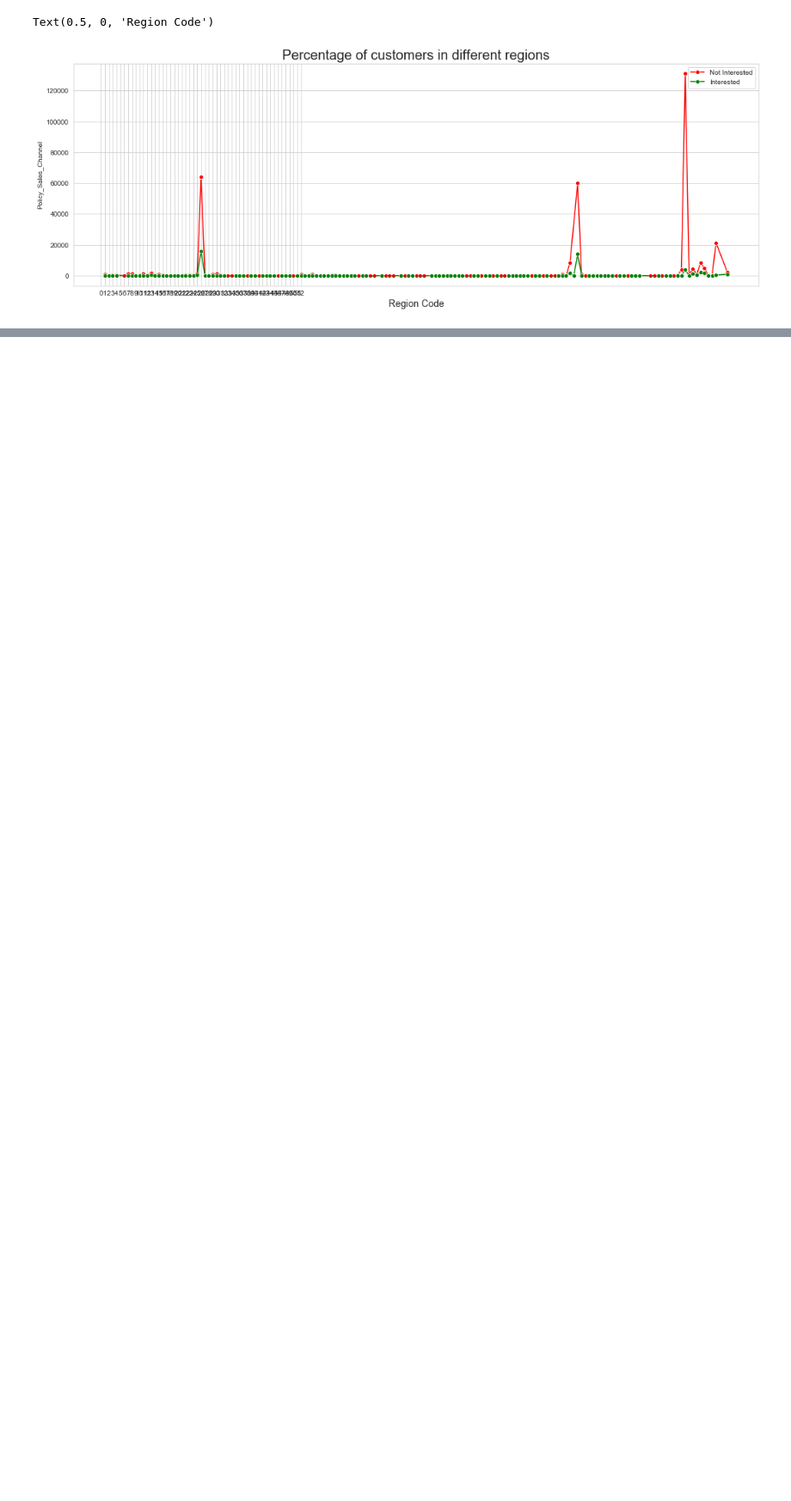
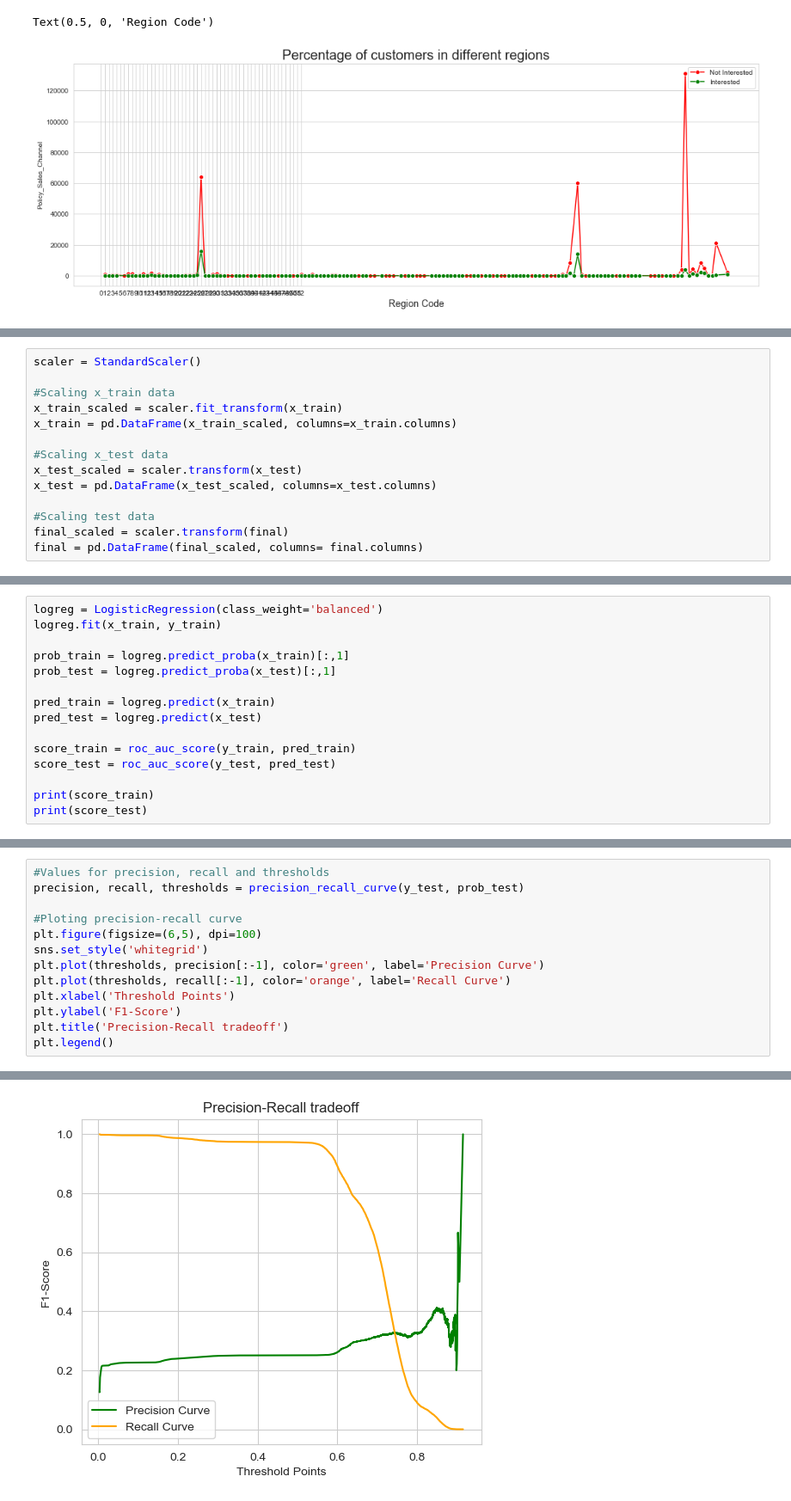
Before and after one commit to Kamaldeep0077/Cross-Sell-Prediction, a Jupyter notebook: Cross-Sell Prediction.ipynb, the cells around one changed output, grey strips where cells are left out. Shown at 86% size. Cells and saved outputs as stored; diff of their text form; blank space fills up the shorter version.

```diff
--- a/Cross-Sell Prediction.ipynb
+++ b/Cross-Sell Prediction.ipynb
@@ -833,0 +899,14 @@ Text(0.5, 0, 'Region Code')
+# %%
+scaler = StandardScaler()
+
+#Scaling x_train data
+x_train_scaled = scaler.fit_transform(x_train)
+x_train = pd.DataFrame(x_train_scaled, columns=x_train.columns)
+
+#Scaling x_test data
+x_test_scaled = scaler.transform(x_test)
+x_test = pd.DataFrame(x_test_scaled, columns=x_test.columns)
+
+#Scaling test data
+final_scaled = scaler.transform(final)
+final = pd.DataFrame(final_scaled, columns= final.columns)
@@ -833,0 +963,15 @@ Text(0.5, 0, 'Region Code')
+# %%
+logreg = LogisticRegression(class_weight='balanced')
+logreg.fit(x_train, y_train)
+
+prob_train = logreg.predict_proba(x_train)[:,1]
+prob_test = logreg.predict_proba(x_test)[:,1]
+
+pred_train = logreg.predict(x_train)
+pred_test = logreg.predict(x_test)
+
+score_train = roc_auc_score(y_train, pred_train)
+score_test = roc_auc_score(y_test, pred_test)
+
+print(score_train)
+print(score_test)
@@ -833,0 +1035,14 @@ Text(0.5, 0, 'Region Code')
+# %%
+#Values for precision, recall and thresholds
+precision, recall, thresholds = precision_recall_curve(y_test, prob_test)
+
+#Ploting precision-recall curve
+plt.figure(figsize=(6,5), dpi=100)
+sns.set_style('whitegrid')
+plt.plot(thresholds, precision[:-1], color='green', label='Precision Curve')
+plt.plot(thresholds, recall[:-1], color='orange', label='Recall Curve')
+plt.xlabel('Threshold Points')
+plt.ylabel('F1-Score')
+plt.title('Precision-Recall tradeoff')
+plt.legend()
+# %% [output]
@@ -833,0 +1050 @@ Text(0.5, 0, 'Region Code')
+[figure, added]
```
Also changed, not shown: parts of 24 cells of this notebook.
